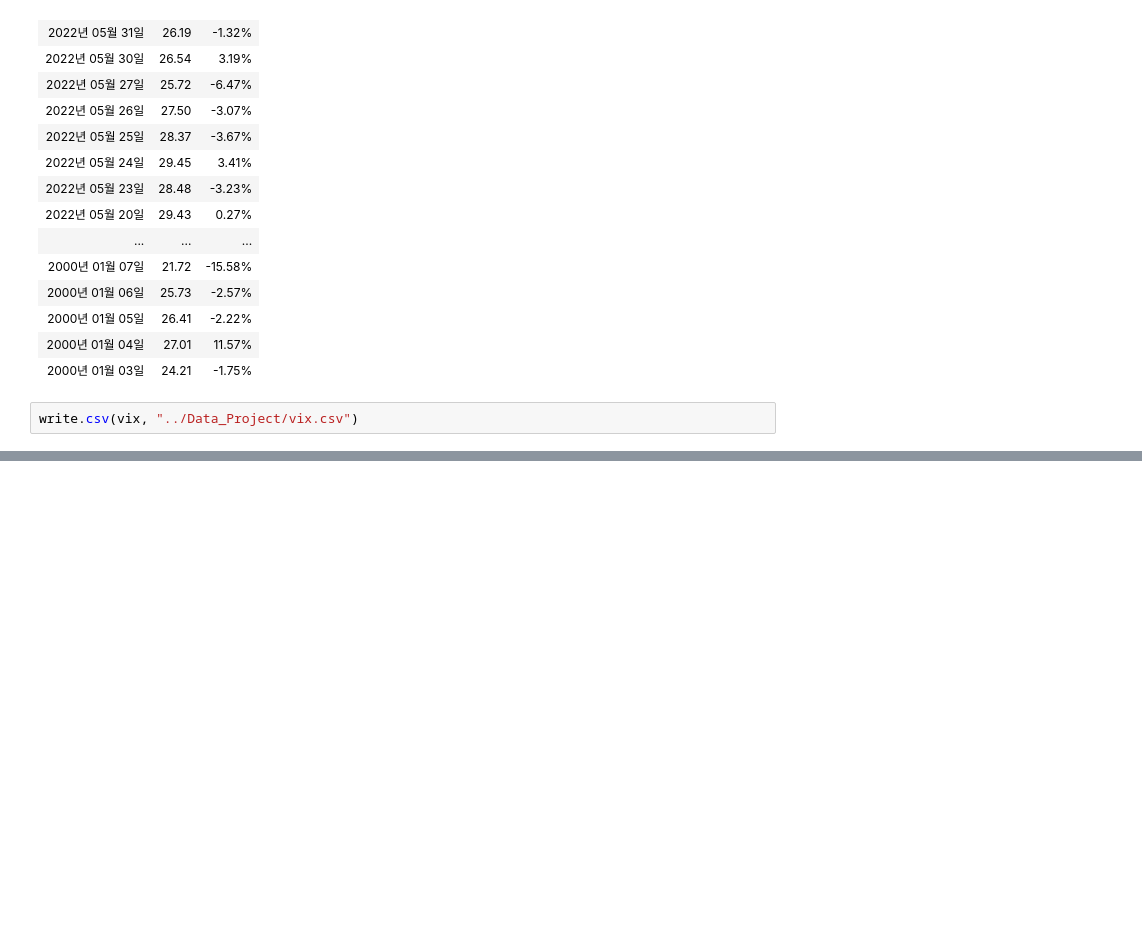
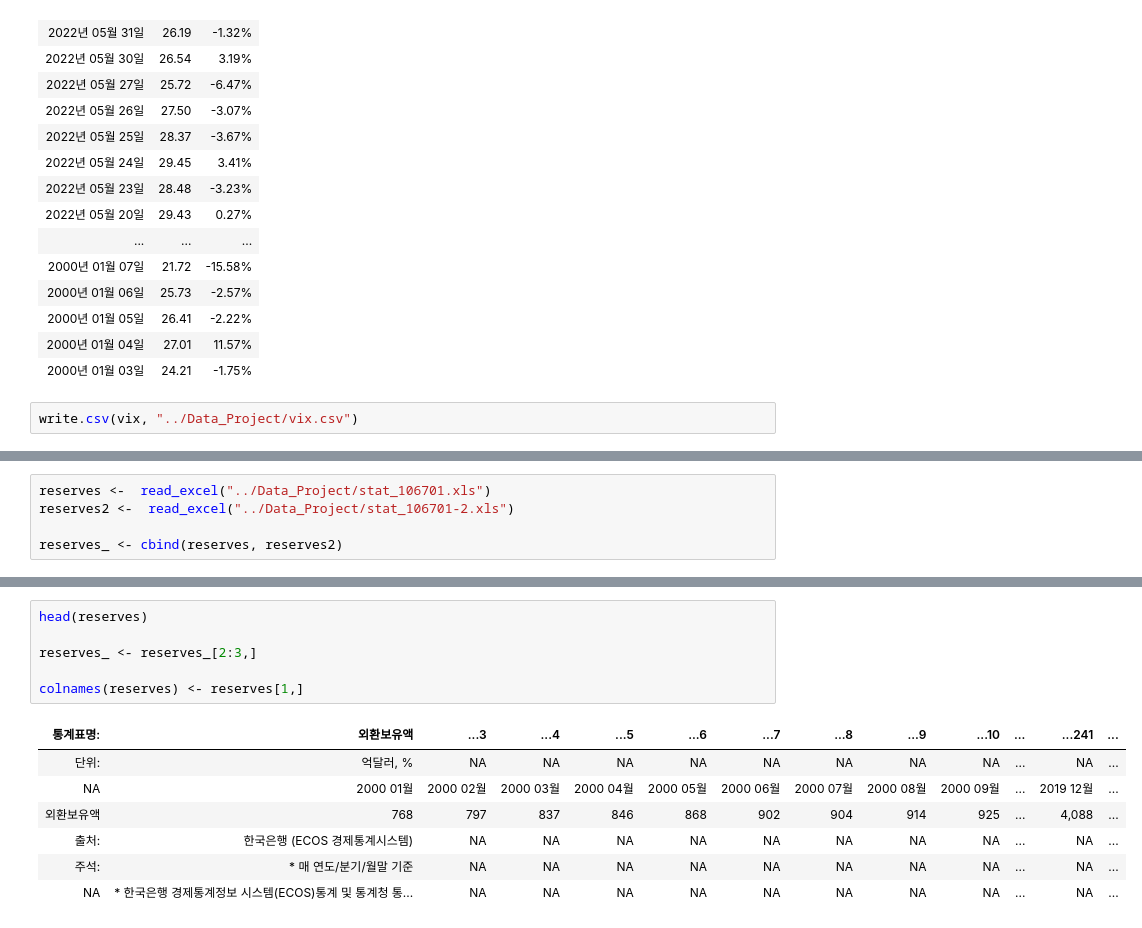
Before and after one commit to jjhwnn/R_Programming, a Jupyter notebook: Flutter & R Project.ipynb, the cells around one changed output, grey strips where cells are left out. Cells and saved outputs as stored; diff of their text form; blank space fills up the shorter version.

```diff
--- a/Flutter & R Project.ipynb
+++ b/Flutter & R Project.ipynb
@@ -378,0 +396,5 @@ write.csv(vix, "../Data_Project/vix.csv")
+# %%
+reserves <-  read_excel("../Data_Project/stat_106701.xls")
+reserves2 <-  read_excel("../Data_Project/stat_106701-2.xls")
+
+reserves_ <- cbind(reserves, reserves2)
@@ -378,0 +416,14 @@ write.csv(vix, "../Data_Project/vix.csv")
+# %%
+head(reserves)
+
+reserves_ <- reserves_[2:3,]
+
+colnames(reserves) <- reserves[1,]
+# %% [output]
+| 통계표명: | 외환보유액 | ...3 | ...4 | ...5 | ...6 | ...7 | ...8 | ...9 | ...10 | ... | ...241 | ... |
+| 단위: | 억달러, % | NA | NA | NA | NA | NA | NA | NA | NA | ... | NA | ... |
+| NA | 2000 01월 | 2000 02월 | 2000 03월 | 2000 04월 | 2000 05월 | 2000 06월 | 2000 07월 | 2000 08월 | 2000 09월 | ... | 2019 12월 | ... |
+| 외환보유액 | 768 | 797 | 837 | 846 | 868 | 902 | 904 | 914 | 925 | ... | 4,088 | ... |
+| 출처: | 한국은행 (ECOS 경제통계시스템) | NA | NA | NA | NA | NA | NA | NA | NA | ... | NA | ... |
+| 주석: | * 매 연도/분기/월말 기준 | NA | NA | NA | NA | NA | NA | NA | NA | ... | NA | ... |
+| NA | * 한국은행 경제통계정보 시스템(ECOS)통계 및 통계청 통... | NA | NA | NA | NA | NA | NA | NA | NA | ... | NA | ... |
```
Also changed, not shown: parts of 54 cells of this notebook.
